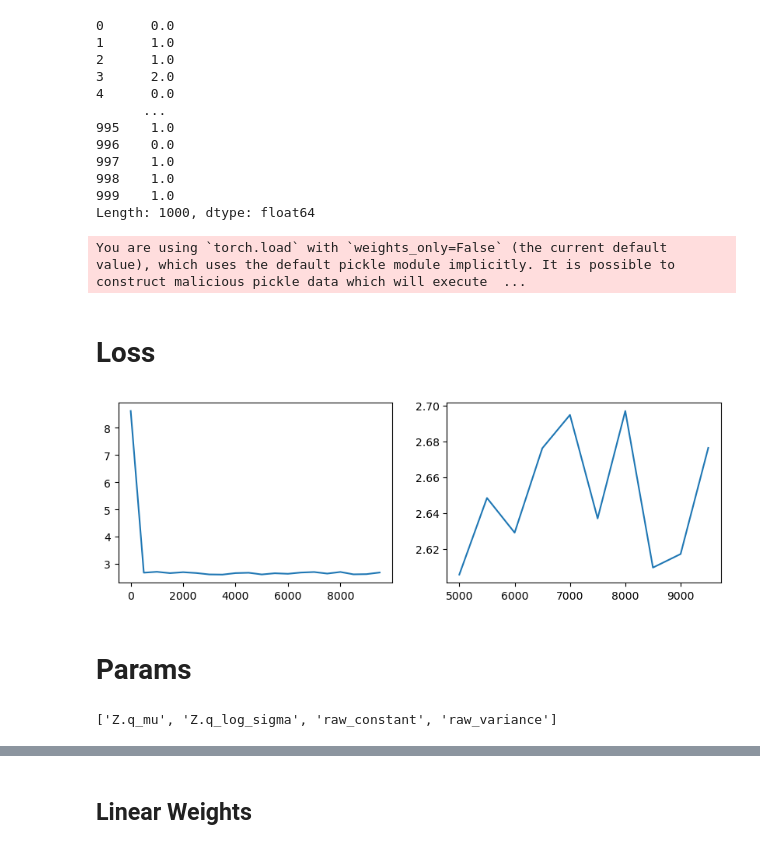
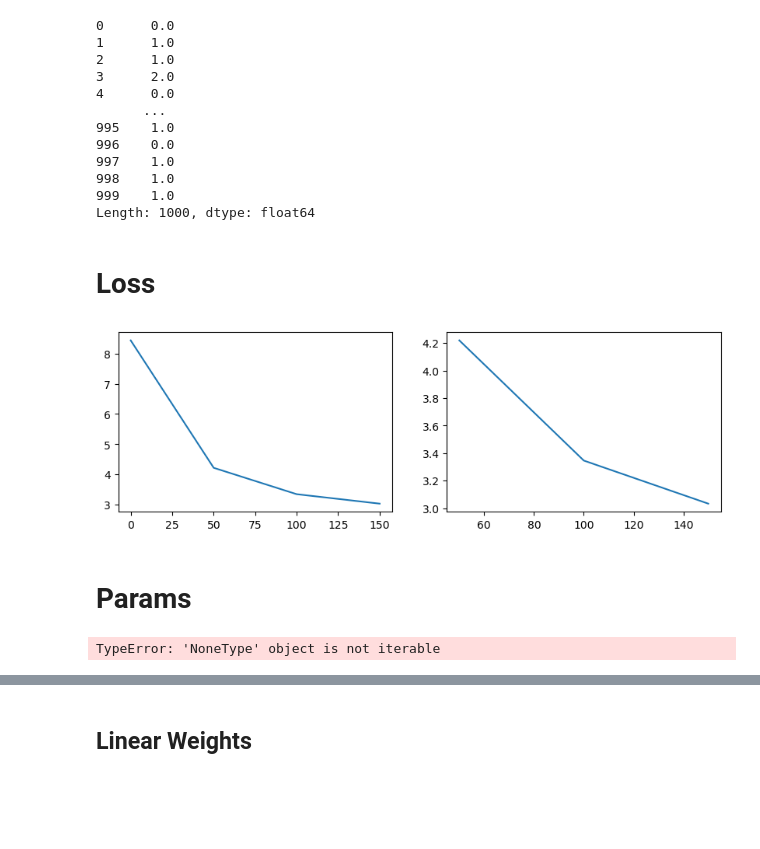
Before and after one commit to Ali-Setareh/SeqGPLVM_FEMSM, a Jupyter notebook: notebooks/model_inspection.ipynb, the cells around one changed output, grey strips where cells are left out. Saved outputs shown, nothing was run; the diff lists cells and outputs as text; code cells hidden in the pictures; blank space fills up the shorter version.

```diff
--- a/notebooks/model_inspection.ipynb
+++ b/notebooks/model_inspection.ipynb
@@ -2,6 +2,11 @@
 # Set the Working Directory
 Always set the current working directory to the root of the repo so you can import the helper functions
 # %%
+from pathlib import Path
 import os
-# Change to the directory where the script is located to be able to import local modules
-os.chdir("..")
+
+cwd = Path.cwd()
+
+if cwd.parts[-1] != 'NonLinear_FEMSM':
+    os.chdir("..")
+    cwd = Path.cwd()
@@ -57,7 +56,7 @@ device = "cuda"
 tid = 9
 #train_id = df_idx.train_id.unique()[tid]
 
-train_id = "309cbfc22e"
+train_id = "ceeafe5a10"
 
 '''
 train_out = cwd / train_dir(Path(os.environ.get("FINAL_ROOT", "./results")).expanduser(), model_name, train_id)
@@ -94,20 +93,18 @@ actual_params = extra.get("actual_params")
 step = config["logging"]["param_logging_freq"]
 
 #print(f"loaded model with N: {df_manifest['params']['n']}, T: {df_manifest['params']['T']}, p: {df_manifest['params']['p']}, a: {df_manifest['params']['a']}")
-# %% [output]
-You are using `torch.load` with `weights_only=False` (the current default value), which uses the default pickle module implicitly. It is possible to construct malicious pickle data which will execute  ...
 # %% [markdown]
 # Loss
 # %%
 import matplotlib.pyplot as plt
 
-last_n_step = 10
+last_n_step = 3
 fig,ax = plt.subplots(1,2,figsize = (10,3))
 ax[0].plot(np.arange(len(loss_list)) * step , loss_list)
 ax[1].plot(range((len(loss_list)- last_n_step) * step , len(loss_list) * step , step) ,loss_list[-last_n_step:])
 plt.show()
 # %% [output]
-[figure, old version]
+[figure, new version]
 # %% [markdown]
 # Params
 # %%
@@ -120,7 +117,7 @@ params = [specials.get(s, s) for s in dict.fromkeys(k.rsplit('.', 1)[-1] for k i
 
 params
 # %% [output]
-['Z.q_mu', 'Z.q_log_sigma', 'raw_constant', 'raw_variance']
+TypeError: 'NoneType' object is not iterable
 # %%
 from utils.inspectors import plot_param_history
 
```
Also changed, not shown: parts of 2 cells of this notebook, 6 other files.
